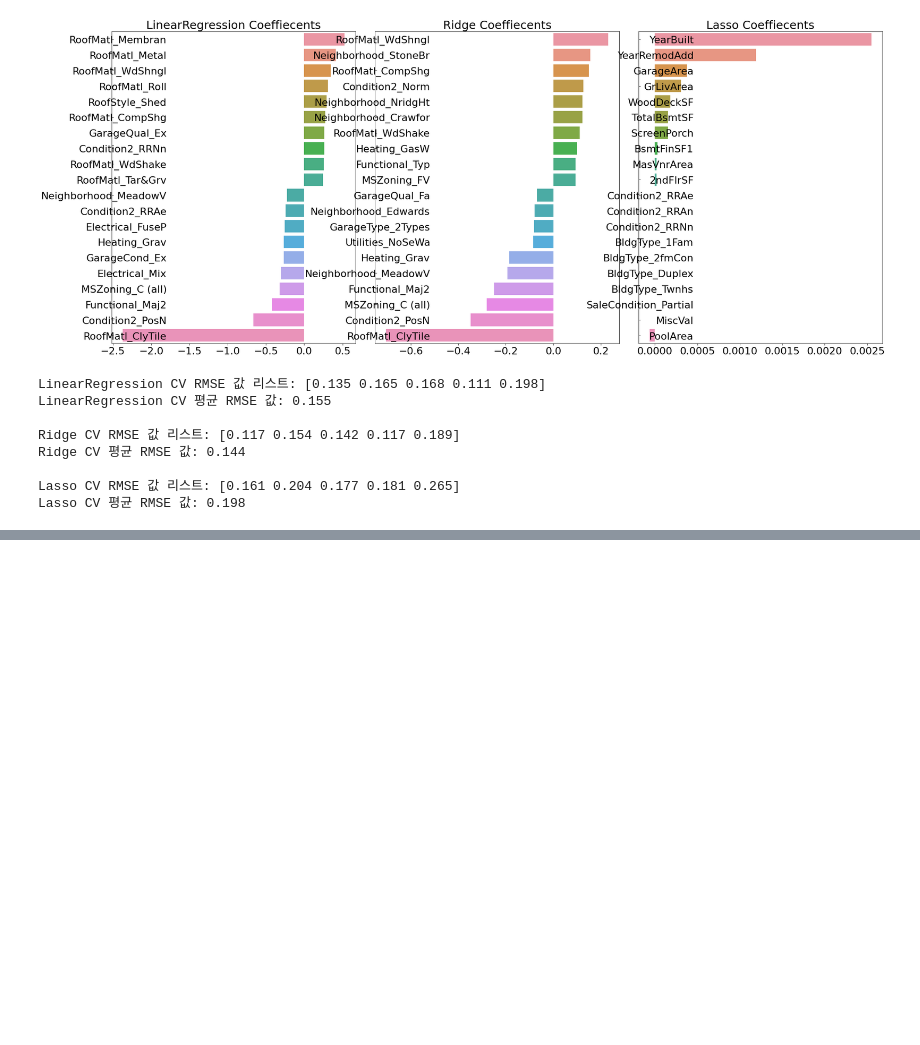
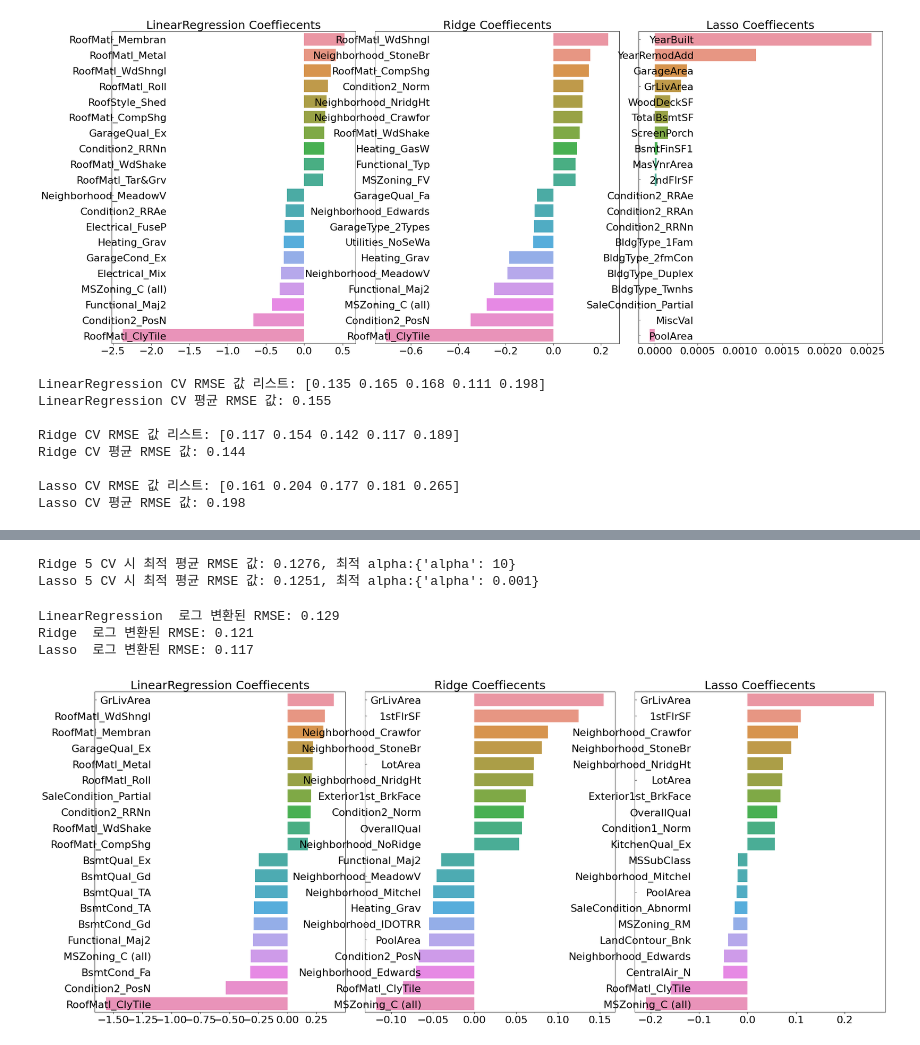
Before and after one commit to data-easyeon/book-ML_perfect_guide, a Jupyter notebook: CHAPTER 05.ipynb, the cells around one changed output, grey strips where cells are left out. Cells and saved outputs as stored; diff of their text form; code cells hidden in the pictures; blank space fills up the shorter version.

```diff
--- a/CHAPTER 05.ipynb
+++ b/CHAPTER 05.ipynb
@@ -1276,0 +1303,11 @@ best_lasso = get_best_params(lasso_reg, lasso_params)
+# %%
+
+from scipy.stats import skew
+
+# object가 아닌 숫자형 피처의 칼럼 index 객체 추출.
+features_index = house_df.dtypes[house_df.dtypes != 'object'].index
+# house_df에 칼럼 index를 [ ]로 입력하면 해당하는 칼럼 데이터 세트 반환. apply lambda로 skew( ) 호출
+skew_features = house_df[features_index].apply(lambda x : skew(x))
+# skew(왜곡) 정도가 1 이상인 칼럼만 추출.
+skew_features_top = skew_features[skew_features > 1]
+print(skew_features_top.sort_values(ascending=False))
@@ -1276,0 +1325,42 @@ best_lasso = get_best_params(lasso_reg, lasso_params)
+# %%
+# 추출한 왜곡 정도가 높은 피처를 로그변환
+house_df[skew_features_top.index] = np.log1p(house_df[skew_features_top.index])
+# %%
+# house_df의 피처를 일부 로그변환 했으므로 다시 원-핫인코딩을 하고
+# 인코딩한 DF을 가지고 데이터 세트, 타깃 데이터 세트, 학습/테스트 데이터 세트를 다시 만든다
+
+# 왜곡 정도가 높은 피처들을 로그 변환 했으므로 다시 원-핫 인코딩 적용 및 피처/타겟 데이터 세트 생성
+house_df_ohe = pd.get_dummies(house_df)
+y_target = house_df_ohe['SalePrice']
+X_features = house_df_ohe.drop('SalePrice',axis=1, inplace=False)
+X_train, X_test, y_train, y_test = train_test_split(X_features, y_target, test_size=0.2, random_state=156)
+
+# 피처들을 로그 변환 후 다시 최적 하이퍼 파라미터와 RMSE 출력
+ridge_params = { 'alpha':[0.05, 0.1, 1, 5, 8, 10, 12, 15, 20] }
+lasso_params = { 'alpha':[0.001, 0.005, 0.008, 0.05, 0.03, 0.1, 0.5, 1,5, 10] }
+best_ridge = get_best_params(ridge_reg, ridge_params)
+best_lasso = get_best_params(lasso_reg, lasso_params)
+# %% [output]
+Ridge 5 CV 시 최적 평균 RMSE 값: 0.1276, 최적 alpha:{'alpha': 10}
+Lasso 5 CV 시 최적 평균 RMSE 값: 0.1251, 최적 alpha:{'alpha': 0.001}
+# %%
+# 앞의 최적화 alpha값으로 학습데이터로 학습, 테스트 데이터로 예측 및 평가 수행.
+lr_reg = LinearRegression()
+lr_reg.fit(X_train, y_train)
+ridge_reg = Ridge(alpha=12)
+ridge_reg.fit(X_train, y_train)
+lasso_reg = Lasso(alpha=0.001)
+lasso_reg.fit(X_train, y_train)
+
+# 모든 모델의 RMSE 출력
+models = [lr_reg, ridge_reg, lasso_reg]
+get_rmses(models)
+
+# 모든 모델의 회귀 계수 시각화
+models = [lr_reg, ridge_reg, lasso_reg]
+visualize_coefficient(models)
+# %% [output]
+LinearRegression  로그 변환된 RMSE: 0.129
+Ridge  로그 변환된 RMSE: 0.121
+Lasso  로그 변환된 RMSE: 0.117
+[figure, added]
```
Also changed, not shown: parts of 19 cells of this notebook.
